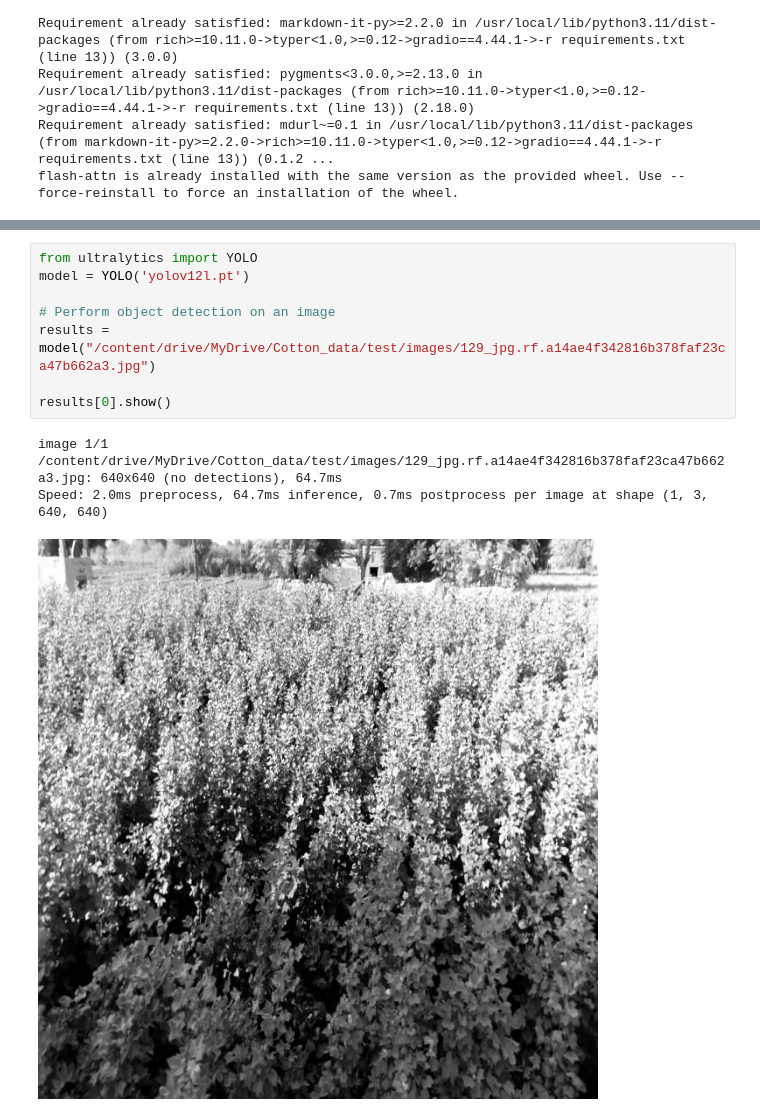
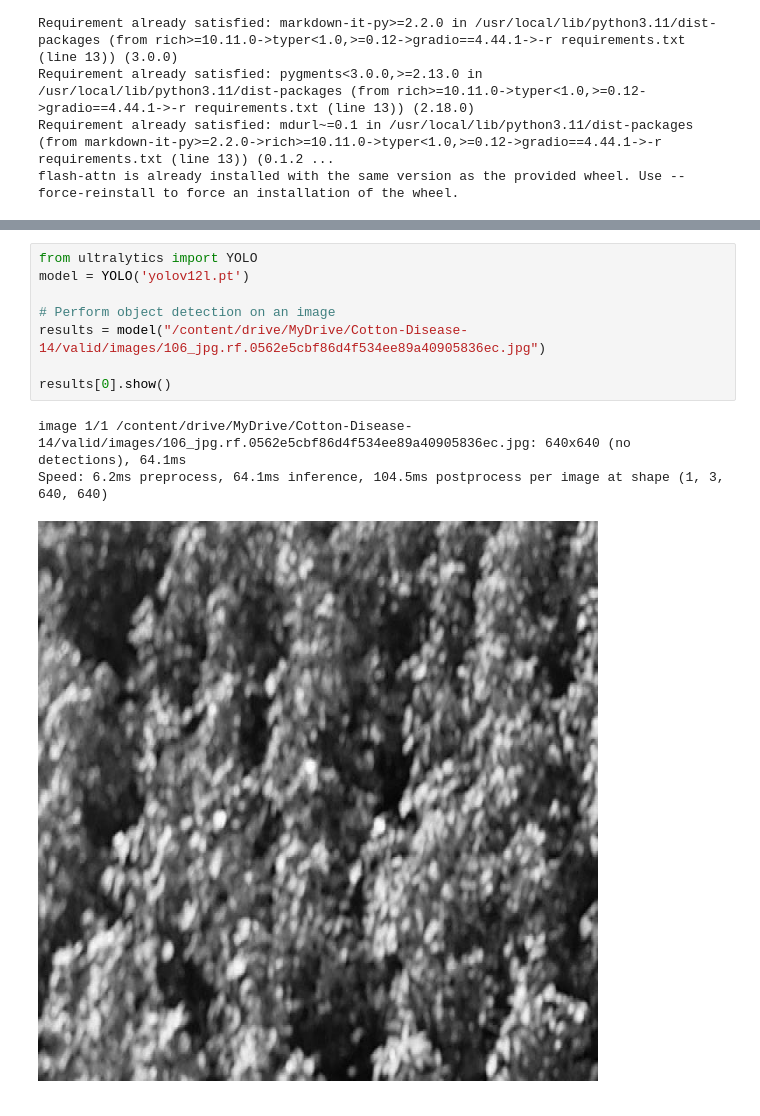
Before and after one commit to Sanjrani59/MobileRobotics, a Jupyter notebook: Yolov12(2).ipynb, the cells around one changed output, grey strips where cells are left out. Drawn from its saved outputs; the diff is of its cells as text.

```diff
--- a/Yolov12(2).ipynb
+++ b/Yolov12(2).ipynb
@@ -110,15 +111,15 @@ Successfully installed ultralytics-8.3.63
 # %%
 from ultralytics import YOLO
 model = YOLO('yolov12l.pt')
 
 # Perform object detection on an image
-results = model("/content/drive/MyDrive/Cotton_data/test/images/129_jpg.rf.a14ae4f342816b378faf23ca47b662a3.jpg")
+results = model("/content/drive/MyDrive/Cotton-Disease-14/valid/images/106_jpg.rf.0562e5cbf86d4f534ee89a40905836ec.jpg")
 
 results[0].show()
 # %% [output]
-image 1/1 /content/drive/MyDrive/Cotton_data/test/images/129_jpg.rf.a14ae4f342816b378faf23ca47b662a3.jpg: 640x640 (no detections), 64.7ms
-Speed: 2.0ms preprocess, 64.7ms inference, 0.7ms postprocess per image at shape (1, 3, 640, 640)
+image 1/1 /content/drive/MyDrive/Cotton-Disease-14/valid/images/106_jpg.rf.0562e5cbf86d4f534ee89a40905836ec.jpg: 640x640 (no detections), 64.1ms
+Speed: 6.2ms preprocess, 64.1ms inference, 104.5ms postprocess per image at shape (1, 3, 640, 640)
-[figure, old version]
+[figure, new version]
 # %%
 from ultralytics import YOLO
 
```
Also changed, not shown: parts of 7 cells of this notebook.
